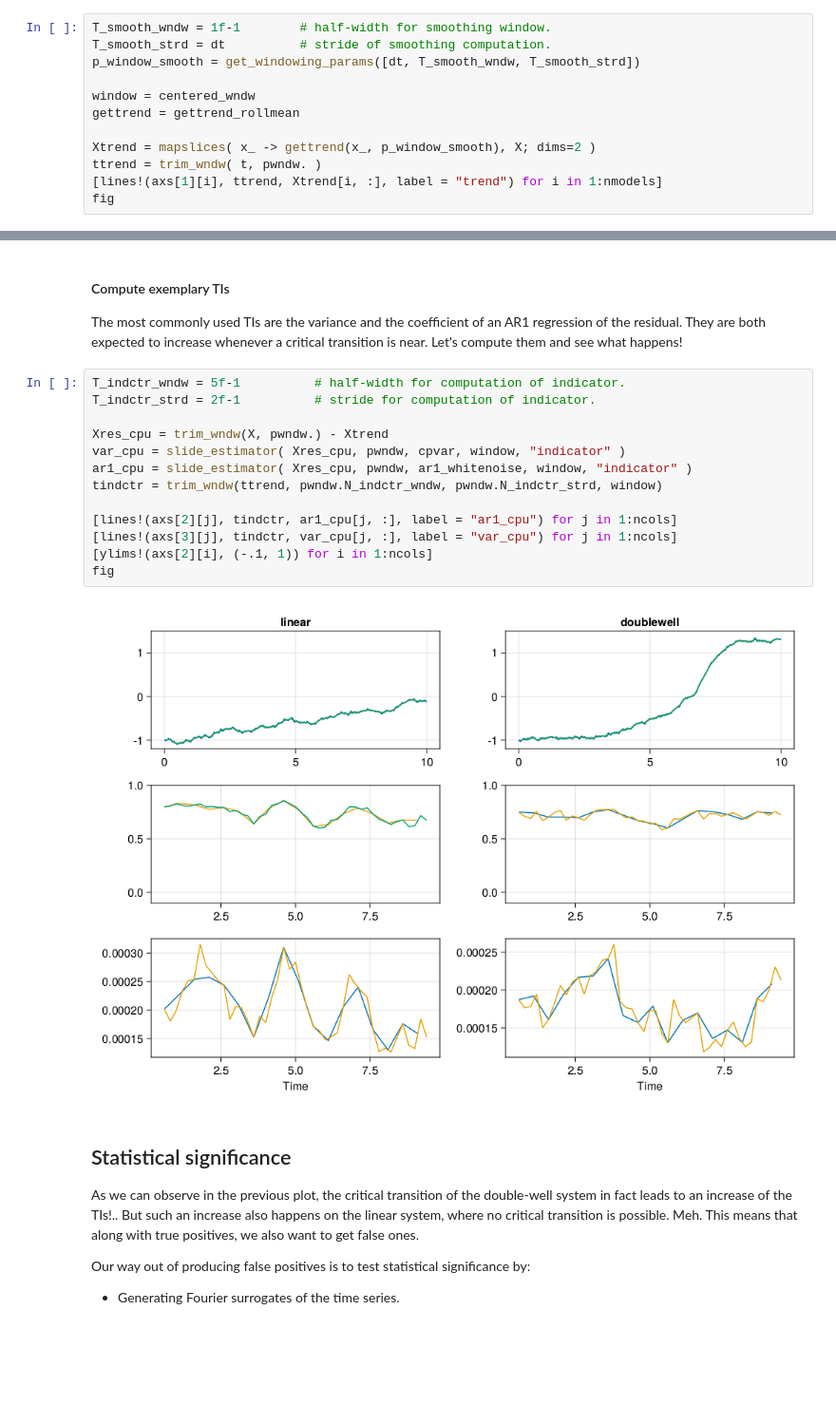
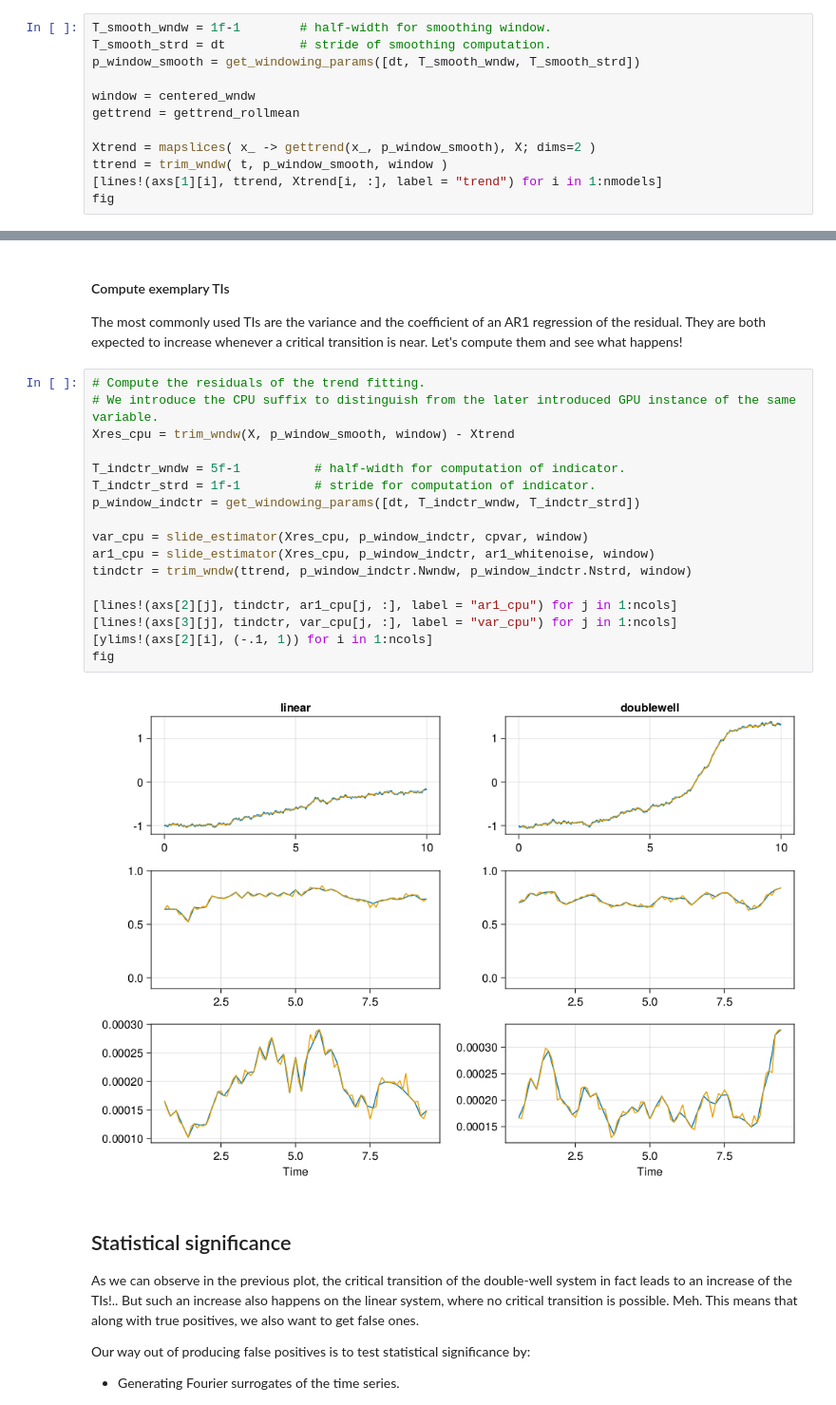
Before and after one commit to JanJereczek/StatisticalEWS, a Jupyter notebook: notebooks/demo_palma.ipynb, the cells around one changed output, grey strips where cells are left out. Shown at 95% size. Saved outputs shown, nothing was run; the diff lists cells and outputs as text; blank space fills up the shorter version.

```diff
--- a/notebooks/demo_palma.ipynb
+++ b/notebooks/demo_palma.ipynb
@@ -94,7 +94,7 @@ window = centered_wndw
 gettrend = gettrend_rollmean
 
 Xtrend = mapslices( x_ -> gettrend(x_, p_window_smooth), X; dims=2 )
-ttrend = trim_wndw( t, pwndw. )
+ttrend = trim_wndw( t, p_window_smooth, window )
 [lines!(axs[1][i], ttrend, Xtrend[i, :], label = "trend") for i in 1:nmodels]
 fig
 # %% [output]
@@ -104,20 +104,24 @@ fig
 
 The most commonly used TIs are the variance and the coefficient of an AR1 regression of the residual. They are both expected to increase whenever a critical transition is near. Let's compute them and see what happens!
 # %%
+# Compute the residuals of the trend fitting.
+# We introduce the CPU suffix to distinguish from the later introduced GPU instance of the same variable.
+Xres_cpu = trim_wndw(X, p_window_smooth, window) - Xtrend
+
 T_indctr_wndw = 5f-1          # half-width for computation of indicator.
-T_indctr_strd = 2f-1          # stride for computation of indicator.
+T_indctr_strd = 1f-1          # stride for computation of indicator.
+p_window_indctr = get_windowing_params([dt, T_indctr_wndw, T_indctr_strd])
 
-Xres_cpu = trim_wndw(X, pwndw.) - Xtrend
-var_cpu = slide_estimator( Xres_cpu, pwndw, cpvar, window, "indicator" )
-ar1_cpu = slide_estimator( Xres_cpu, pwndw, ar1_whitenoise, window, "indicator" )
-tindctr = trim_wndw(ttrend, pwndw.N_indctr_wndw, pwndw.N_indctr_strd, window)
+var_cpu = slide_estimator(Xres_cpu, p_window_indctr, cpvar, window)
+ar1_cpu = slide_estimator(Xres_cpu, p_window_indctr, ar1_whitenoise, window)
+tindctr = trim_wndw(ttrend, p_window_indctr.Nwndw, p_window_indctr.Nstrd, window)
 
 [lines!(axs[2][j], tindctr, ar1_cpu[j, :], label = "ar1_cpu") for j in 1:ncols]
 [lines!(axs[3][j], tindctr, var_cpu[j, :], label = "var_cpu") for j in 1:ncols]
 [ylims!(axs[2][i], (-.1, 1)) for i in 1:ncols]
 fig
 # %% [output]
-[figure, old version]
+[figure, new version]
 # %% [markdown]
 ## Statistical significance
 
```
Also changed, not shown: parts of 23 cells of this notebook, 5 other files.
